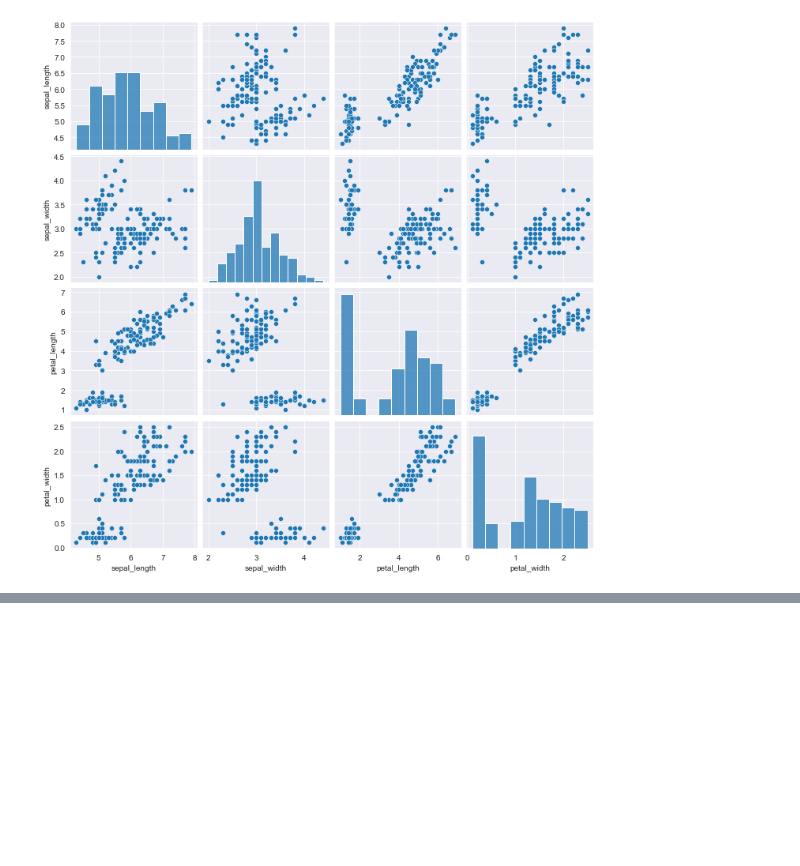
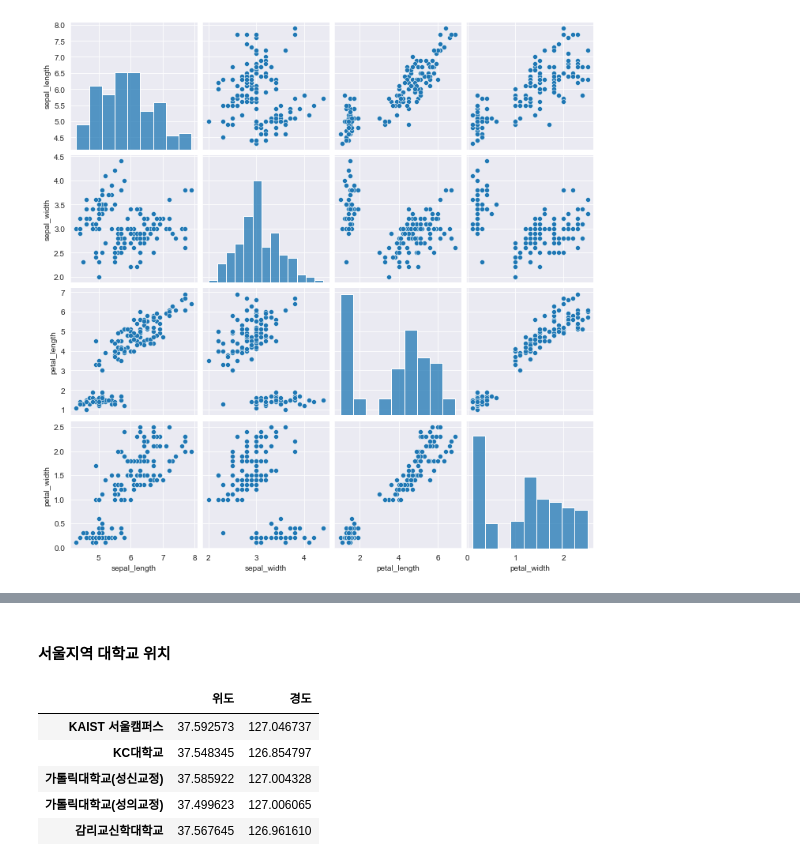
Before and after one commit to tommylee8939/TIL, a Jupyter notebook: Python/Python_data_science/pd_08; 실습.ipynb, the cells around one changed output, grey strips where cells are left out. Saved outputs shown, nothing was run; the diff lists cells and outputs as text; code cells hidden in the pictures; blank space fills up the shorter version.

```diff
--- a/Python/Python_data_science/pd_08; 실습.ipynb
+++ b/Python/Python_data_science/pd_08; 실습.ipynb
@@ -287,0 +299,12 @@ sns.pairplot(iris_dataset)
+# %% [markdown]
+#### 서울지역 대학교 위치
+# %%
+uni_location = pd.read_excel('/Users/iganghui/TIL/Python/Python_data_science/Data/서울지역 대학교 위치.xlsx',index_col=0)
+uni_location.head()
+# %% [output]
+|  | 위도 | 경도 |
+| KAIST 서울캠퍼스 | 37.592573 | 127.046737 |
+| KC대학교 | 37.548345 | 126.854797 |
+| 가톨릭대학교(성신교정) | 37.585922 | 127.004328 |
+| 가톨릭대학교(성의교정) | 37.499623 | 127.006065 |
+| 감리교신학대학교 | 37.567645 | 126.961610 |
```
Also changed, not shown: parts of 16 cells of this notebook, 11 other files.
